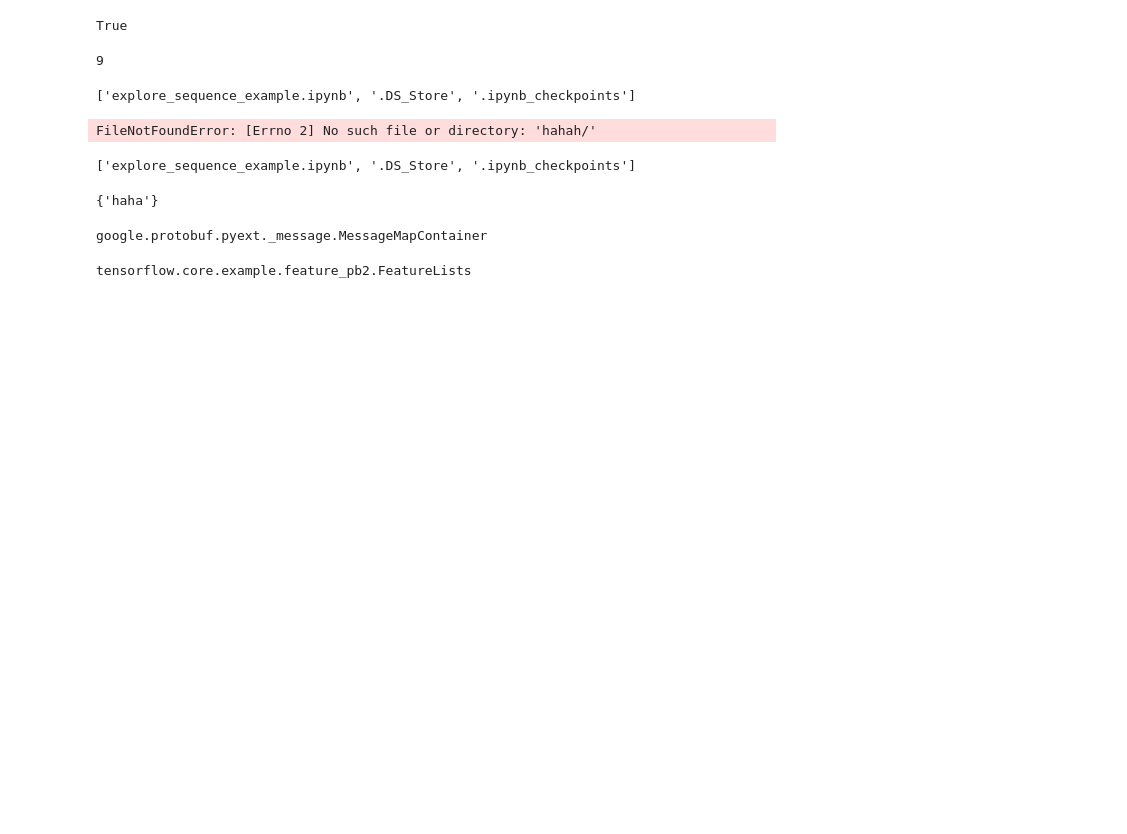
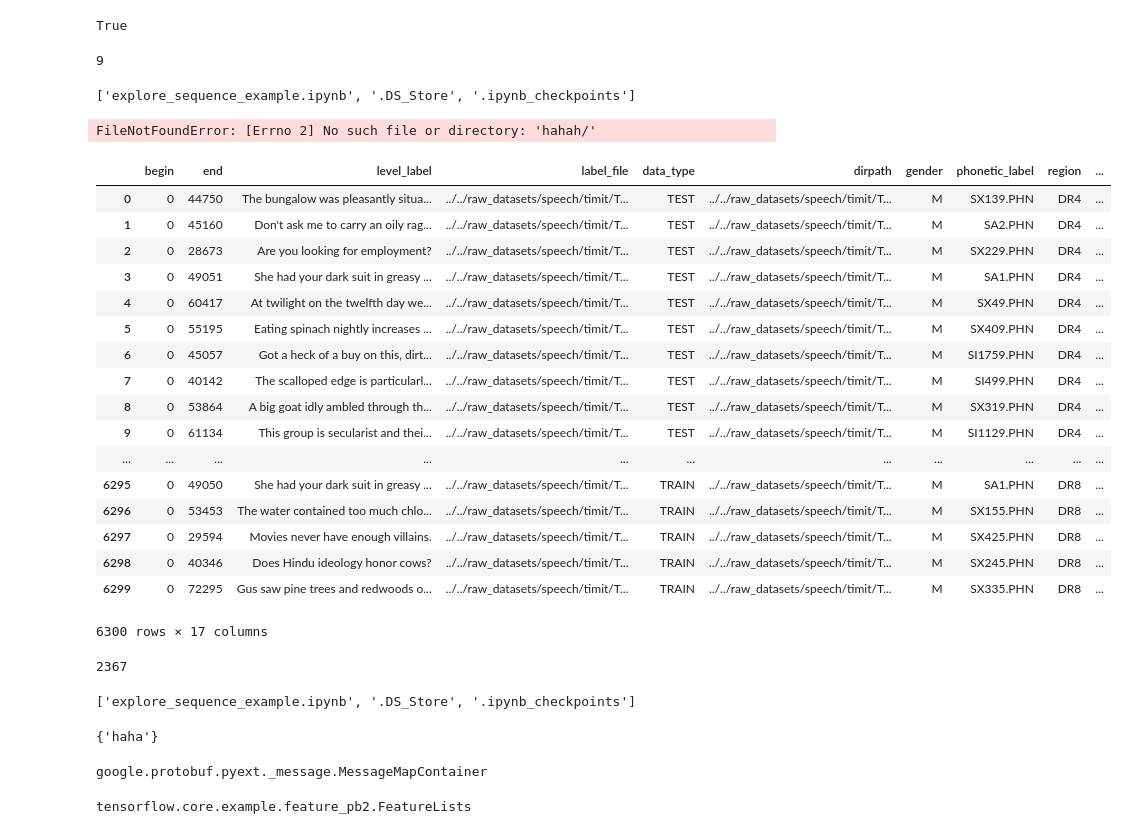
Before and after one commit to zhengying-liu/autodl-contrib, a Jupyter notebook: tfrecord_format/explore_sequence_example/explore_sequence_example.ipynb, the cells around one changed output. Cells and saved outputs as stored; diff of their text form; code cells hidden in the pictures; blank space fills up the shorter version.

```diff
--- a/tfrecord_format/explore_sequence_example/explore_sequence_example.ipynb
+++ b/tfrecord_format/explore_sequence_example/explore_sequence_example.ipynb
@@ -235,3 +237,27 @@ os.listdir('.')
 shutil.rmtree('hahah/')
 # %% [output]
 FileNotFoundError: [Errno 2] No such file or directory: 'hahah/'
+# %%
+file = '/tmp/timit_merged_sentence_info.csv'
+haha = pd.read_csv(file)
+# %%
+haha
+# %% [output]
+|  | begin | end | level_label | label_file | data_type | dirpath | gender | phonetic_label | region | ... |
+| 0 | 0 | 44750 | The bungalow was pleasantly situa... | ../../raw_datasets/speech/timit/T... | TEST | ../../raw_datasets/speech/timit/T... | M | SX139.PHN | DR4 | ... |
+| 1 | 0 | 45160 | Don't ask me to carry an oily rag... | ../../raw_datasets/speech/timit/T... | TEST | ../../raw_datasets/speech/timit/T... | M | SA2.PHN | DR4 | ... |
+| 2 | 0 | 28673 | Are you looking for employment? | ../../raw_datasets/speech/timit/T... | TEST | ../../raw_datasets/speech/timit/T... | M | SX229.PHN | DR4 | ... |
+| 3 | 0 | 49051 | She had your dark suit in greasy ... | ../../raw_datasets/speech/timit/T... | TEST | ../../raw_datasets/speech/timit/T... | M | SA1.PHN | DR4 | ... |
+| 4 | 0 | 60417 | At twilight on the twelfth day we... | ../../raw_datasets/speech/timit/T... | TEST | ../../raw_datasets/speech/timit/T... | M | SX49.PHN | DR4 | ... |
+| 5 | 0 | 55195 | Eating spinach nightly increases ... | ../../raw_datasets/speech/timit/T... | TEST | ../../raw_datasets/speech/timit/T... | M | SX409.PHN | DR4 | ... |
+| 6 | 0 | 45057 | Got a heck of a buy on this, dirt... | ../../raw_datasets/speech/timit/T... | TEST | ../../raw_datasets/speech/timit/T... | M | SI1759.PHN | DR4 | ... |
+| 7 | 0 | 40142 | The scalloped edge is particularl... | ../../raw_datasets/speech/timit/T... | TEST | ../../raw_datasets/speech/timit/T... | M | SI499.PHN | DR4 | ... |
+| 8 | 0 | 53864 | A big goat idly ambled through th... | ../../raw_datasets/speech/timit/T... | TEST | ../../raw_datasets/speech/timit/T... | M | SX319.PHN | DR4 | ... |
+| 9 | 0 | 61134 | This group is secularist and thei... | ../../raw_datasets/speech/timit/T... | TEST | ../../raw_datasets/speech/timit/T... | M | SI1129.PHN | DR4 | ... |
+| ... | ... | ... | ... | ... | ... | ... | ... | ... | ... | ... |
+| 6295 | 0 | 49050 | She had your dark suit in greasy ... | ../../raw_datasets/speech/timit/T... | TRAIN | ../../raw_datasets/speech/timit/T... | M | SA1.PHN | DR8 | ... |
+| 6296 | 0 | 53453 | The water contained too much chlo... | ../../raw_datasets/speech/timit/T... | TRAIN | ../../raw_datasets/speech/timit/T... | M | SX155.PHN | DR8 | ... |
+| 6297 | 0 | 29594 | Movies never have enough villains. | ../../raw_datasets/speech/timit/T... | TRAIN | ../../raw_datasets/speech/timit/T... | M | SX425.PHN | DR8 | ... |
+| 6298 | 0 | 40346 | Does Hindu ideology honor cows? | ../../raw_datasets/speech/timit/T... | TRAIN | ../../raw_datasets/speech/timit/T... | M | SX245.PHN | DR8 | ... |
+| 6299 | 0 | 72295 | Gus saw pine trees and redwoods o... | ../../raw_datasets/speech/timit/T... | TRAIN | ../../raw_datasets/speech/timit/T... | M | SX335.PHN | DR8 | ... |
+6300 rows × 17 columns
@@ -238,3 +266,7 @@ FileNotFoundError: [Errno 2] No such file or directory: 'hahah/'
+# %%
+len(sentences.unique())
+# %% [output]
+2367
 # %%
 os.listdir()
 # %% [output]
```
Also changed, not shown: parts of 2 cells of this notebook.
